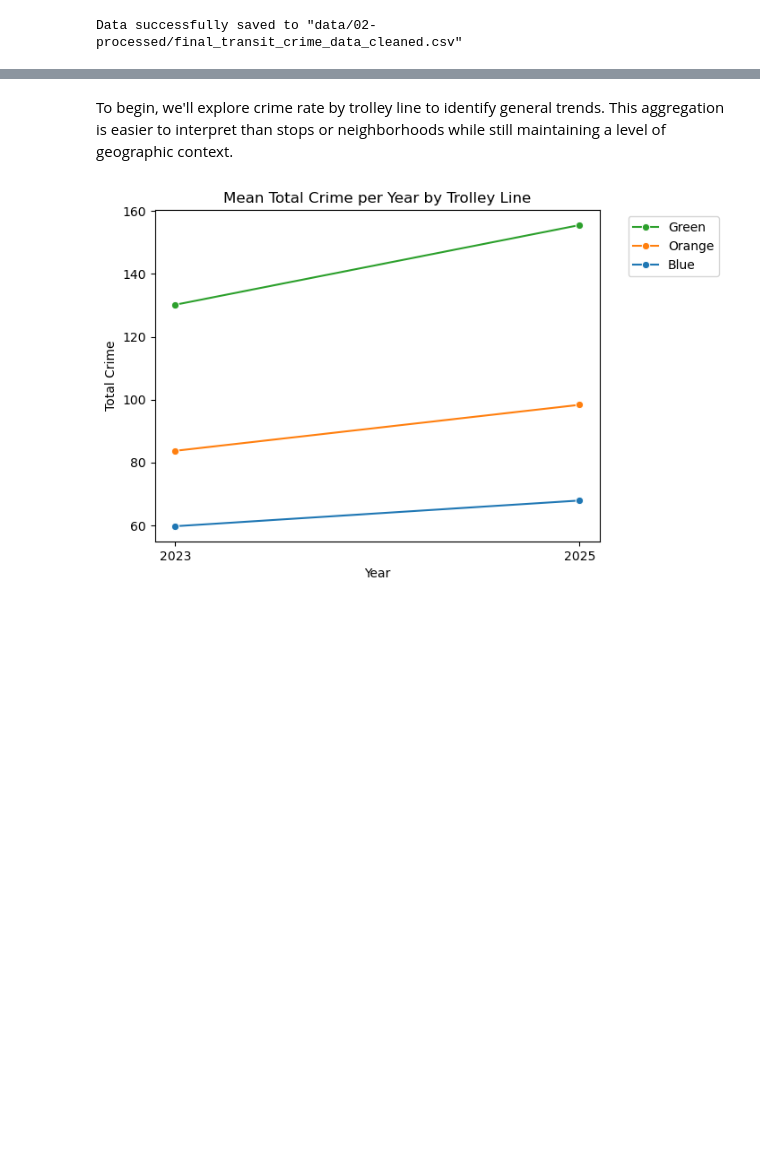
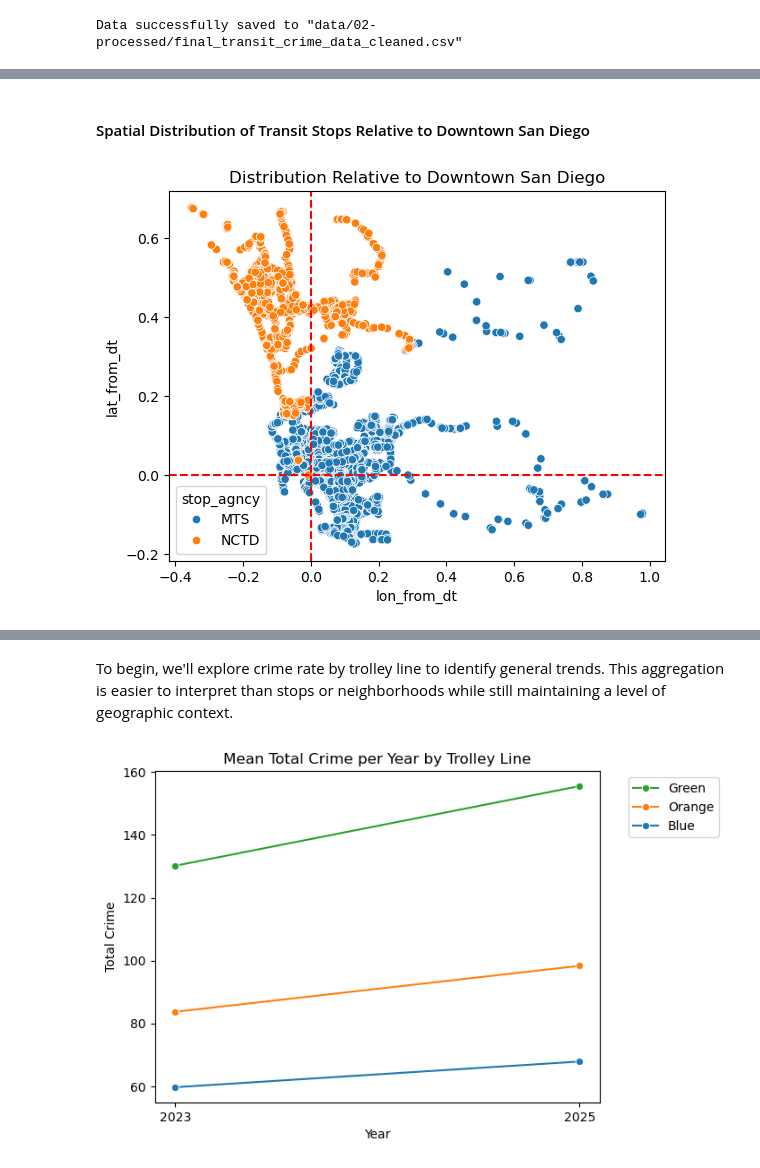
Before and after one commit to COGS108/Group022_WI26, a Jupyter notebook: 03-FinalProject.ipynb, the cells around one changed output, grey strips where cells are left out. Saved outputs shown, nothing was run; the diff lists cells and outputs as text; code cells hidden in the pictures; blank space fills up the shorter version.

```diff
--- a/03-FinalProject.ipynb
+++ b/03-FinalProject.ipynb
@@ -439,0 +467,21 @@ Instructions: REPLACE the contents of this cell with your work, including any up
+# %% [markdown]
+#### Spatial Distribution of Transit Stops Relative to Downtown San Diego
+# %%
+downtown_sd_lat = 32.7167
+downtown_sd_lon = -117.1629
+
+# plot showing proximity to downtown
+
+downtown_stops_df = clean_transit_df.copy()
+downtown_stops_df['lat_from_dt'] = downtown_stops_df['stop_lat'] - downtown_sd_lat
+downtown_stops_df['lon_from_dt'] = downtown_stops_df['stop_lon'] - downtown_sd_lon
+
+cs_f2 = sns.scatterplot(downtown_stops_df, x = 'lon_from_dt', y = 'lat_from_dt', hue = 'stop_agncy')
+cs_f2.set_title("Distribution Relative to Downtown San Diego")
+
+# adds red, dashed line indicating where Downtown San Diego is
+cs_f2.axhline(0.0, color='red', linestyle='--')
+cs_f2.axvline(0.0, color='red', linestyle='--')
+cs_f2;
+# %% [output]
+[figure, added]
```
Also changed, not shown: parts of 17 cells of this notebook.
